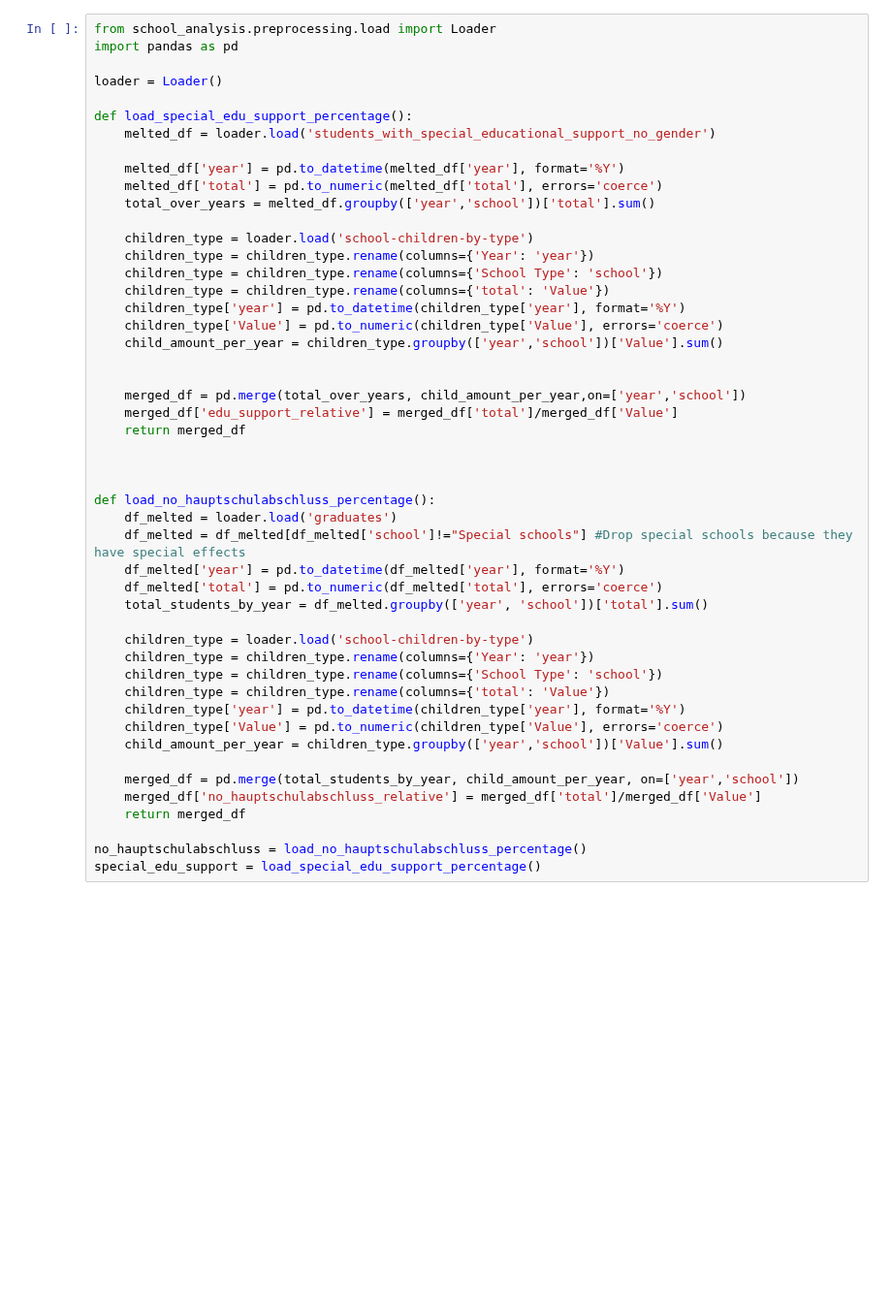
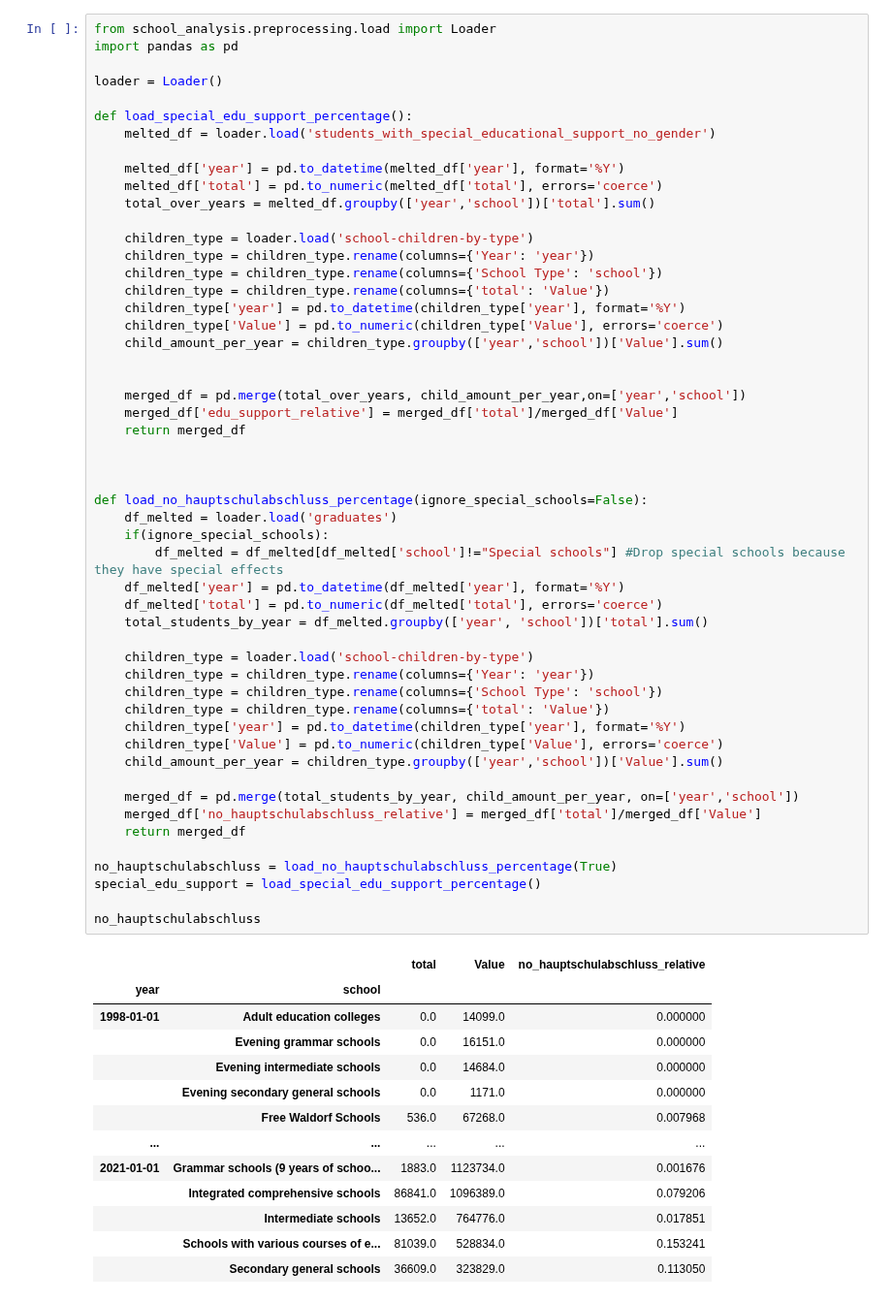
Before and after one commit to KarylReyne/DataLiteracyWS23, a Jupyter notebook: exp/Js-006-Correlationen-No-Hauptschulabschluss-Special-Edu-Support.ipynb, the cells around one changed output. Shown at 97% size. Cells and saved outputs as stored; diff of their text form; blank space fills up the shorter version.

```diff
--- a/exp/Js-006-Correlationen-No-Hauptschulabschluss-Special-Edu-Support.ipynb
+++ b/exp/Js-006-Correlationen-No-Hauptschulabschluss-Special-Edu-Support.ipynb
@@ -18,33 +18,49 @@ def load_special_edu_support_percentage():
     children_type['year'] = pd.to_datetime(children_type['year'], format='%Y')
     children_type['Value'] = pd.to_numeric(children_type['Value'], errors='coerce')
     child_amount_per_year = children_type.groupby(['year','school'])['Value'].sum()
 
 
     merged_df = pd.merge(total_over_years, child_amount_per_year,on=['year','school'])
     merged_df['edu_support_relative'] = merged_df['total']/merged_df['Value']
     return merged_df
 
 
 
-def load_no_hauptschulabschluss_percentage():
+def load_no_hauptschulabschluss_percentage(ignore_special_schools=False):
     df_melted = loader.load('graduates')
-    df_melted = df_melted[df_melted['school']!="Special schools"] #Drop special schools because they have special effects
+    if(ignore_special_schools):
+        df_melted = df_melted[df_melted['school']!="Special schools"] #Drop special schools because they have special effects
     df_melted['year'] = pd.to_datetime(df_melted['year'], format='%Y')
     df_melted['total'] = pd.to_numeric(df_melted['total'], errors='coerce')
     total_students_by_year = df_melted.groupby(['year', 'school'])['total'].sum()
 
     children_type = loader.load('school-children-by-type')
     children_type = children_type.rename(columns={'Year': 'year'})
     children_type = children_type.rename(columns={'School Type': 'school'})
     children_type = children_type.rename(columns={'total': 'Value'})
     children_type['year'] = pd.to_datetime(children_type['year'], format='%Y')
     children_type['Value'] = pd.to_numeric(children_type['Value'], errors='coerce')
     child_amount_per_year = children_type.groupby(['year','school'])['Value'].sum()
 
     merged_df = pd.merge(total_students_by_year, child_amount_per_year, on=['year','school'])
     merged_df['no_hauptschulabschluss_relative'] = merged_df['total']/merged_df['Value']
     return merged_df
 
-no_hauptschulabschluss = load_no_hauptschulabschluss_percentage()
+no_hauptschulabschluss = load_no_hauptschulabschluss_percentage(True)
 special_edu_support = load_special_edu_support_percentage()
+
+no_hauptschulabschluss
 # %% [output]
+|  |  | total | Value | no_hauptschulabschluss_relative |
+| year | school |  |  |  |
+| 1998-01-01 | Adult education colleges | 0.0 | 14099.0 | 0.000000 |
+|  | Evening grammar schools | 0.0 | 16151.0 | 0.000000 |
+|  | Evening intermediate schools | 0.0 | 14684.0 | 0.000000 |
+|  | Evening secondary general schools | 0.0 | 1171.0 | 0.000000 |
+|  | Free Waldorf Schools | 536.0 | 67268.0 | 0.007968 |
+| ... | ... | ... | ... | ... |
+| 2021-01-01 | Grammar schools (9 years of schoo... | 1883.0 | 1123734.0 | 0.001676 |
+|  | Integrated comprehensive schools | 86841.0 | 1096389.0 | 0.079206 |
+|  | Intermediate schools | 13652.0 | 764776.0 | 0.017851 |
+|  | Schools with various courses of e... | 81039.0 | 528834.0 | 0.153241 |
+|  | Secondary general schools | 36609.0 | 323829.0 | 0.113050 |
```
Also changed, not shown: parts of 3 cells of this notebook, 1 other file.
